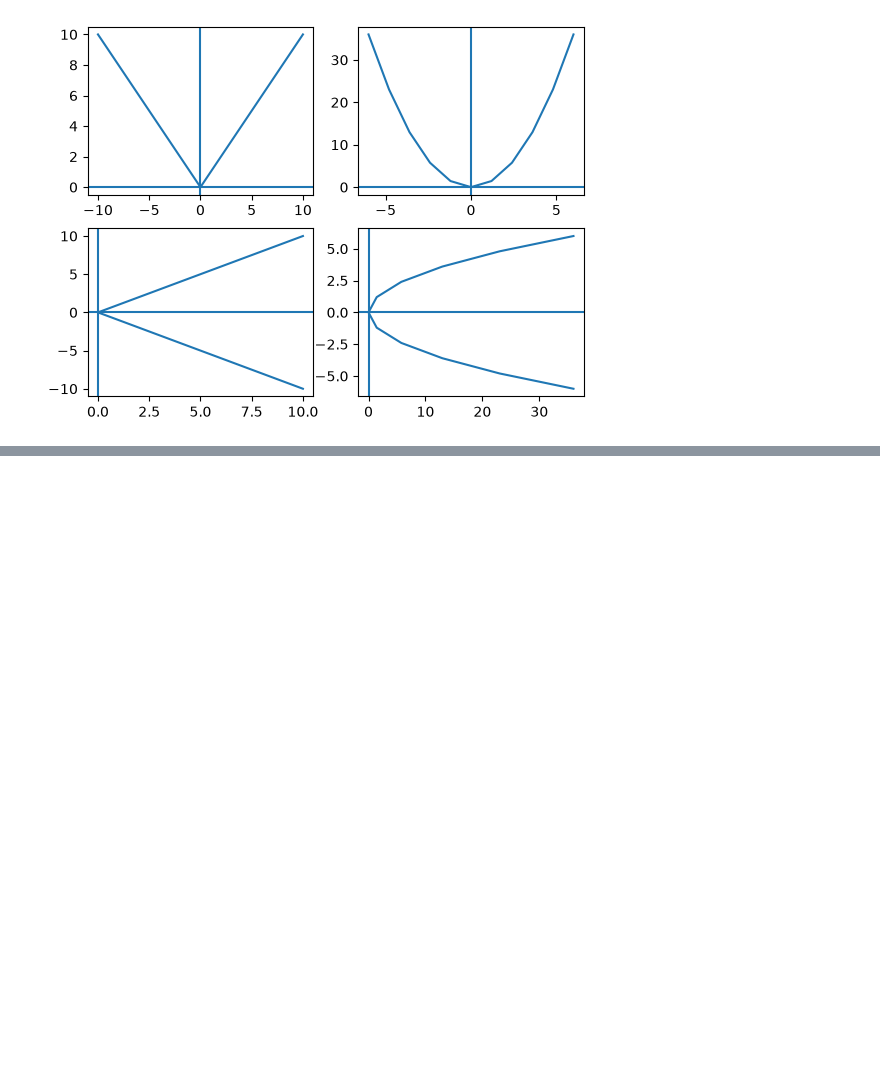
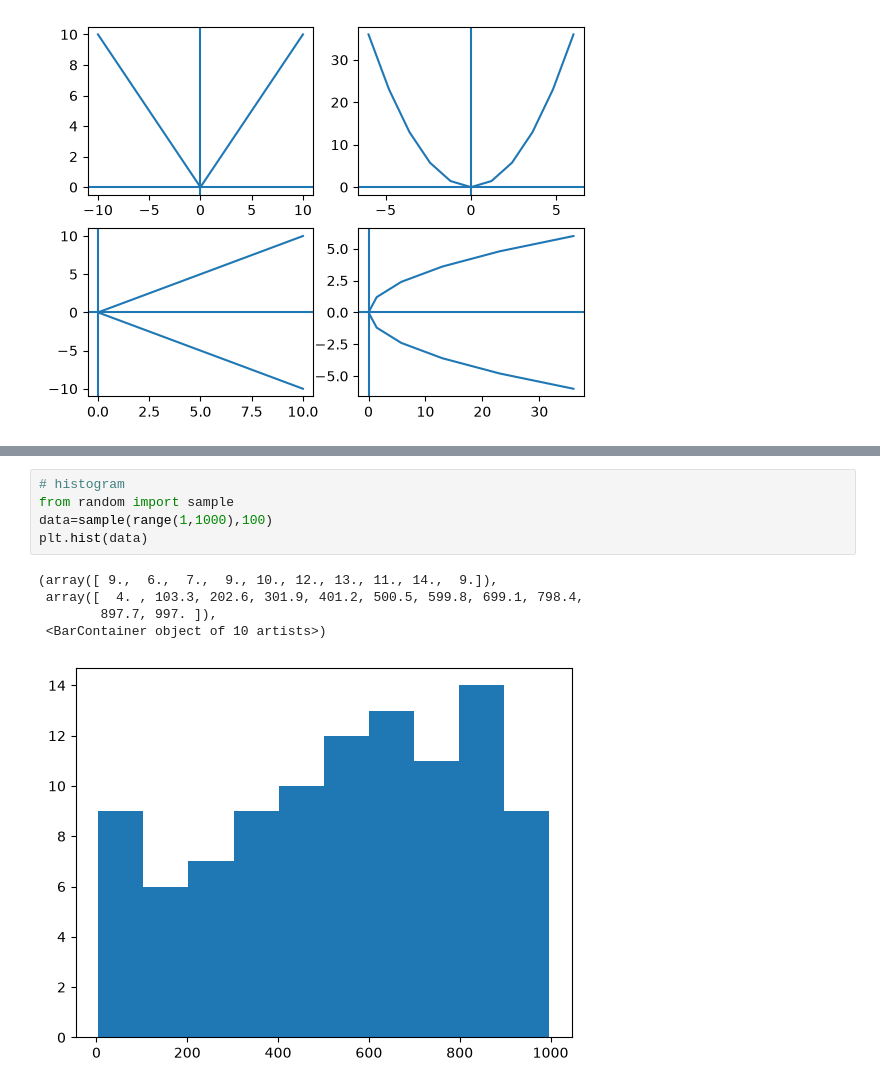
Before and after one commit to chetanghunavat12800/Pyhton-Datascience, a Jupyter notebook: Data_visualization/basics_of_matplotlib01.ipynb, the cells around one changed output, grey strips where cells are left out. Drawn from its saved outputs; the diff is of its cells as text; blank space fills up the shorter version.

```diff
--- a/Data_visualization/basics_of_matplotlib01.ipynb
+++ b/Data_visualization/basics_of_matplotlib01.ipynb
@@ -79,0 +105,11 @@ plt.axvline(0, color="green", linestyle="--",linewidth=0.7)
+# %%
+# histogram
+from random import sample
+data=sample(range(1,1000),100)
+plt.hist(data)
+# %% [output]
+(array([ 9.,  6.,  7.,  9., 10., 12., 13., 11., 14.,  9.]),
+ array([  4. , 103.3, 202.6, 301.9, 401.2, 500.5, 599.8, 699.1, 798.4,
+        897.7, 997. ]),
+ <BarContainer object of 10 artists>)
+[figure, added]
```
Also changed, not shown: parts of 9 cells of this notebook, 5 other files.
